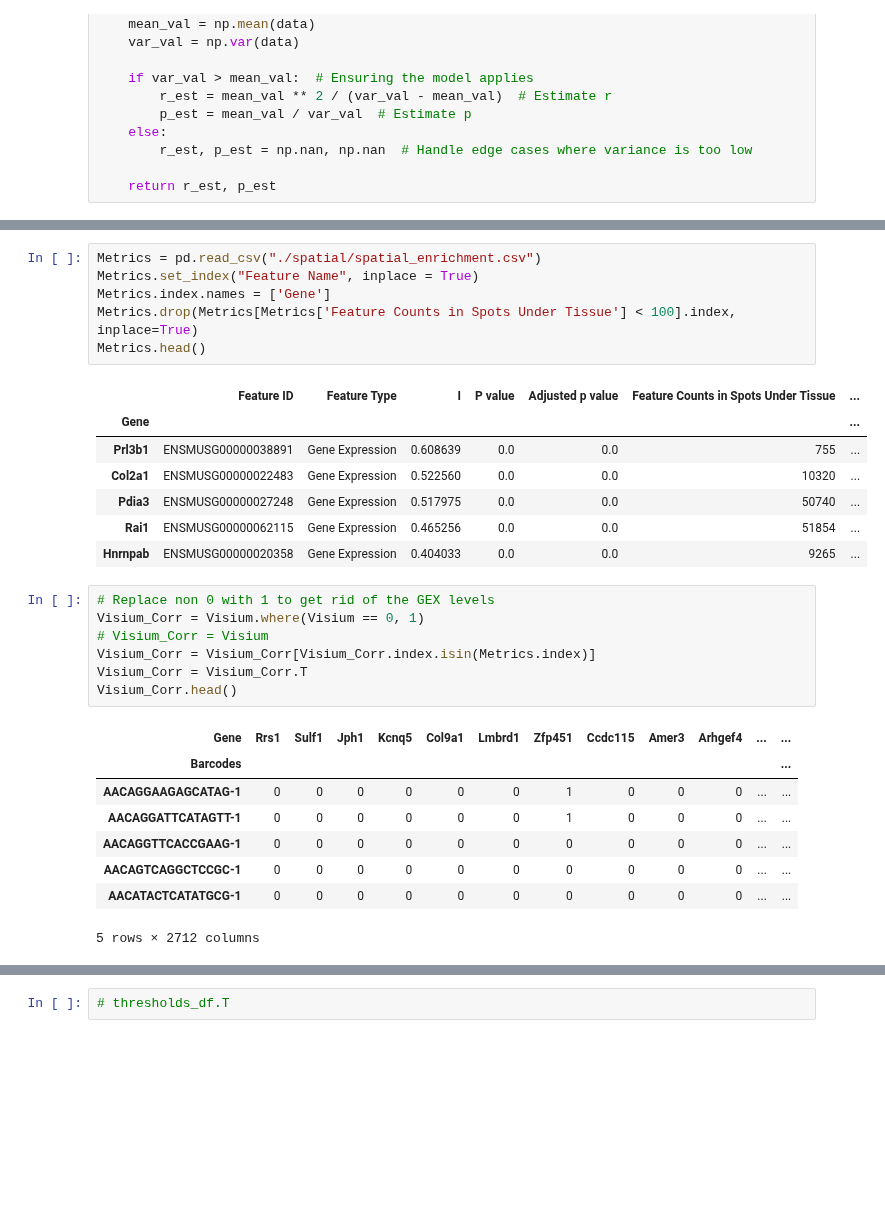
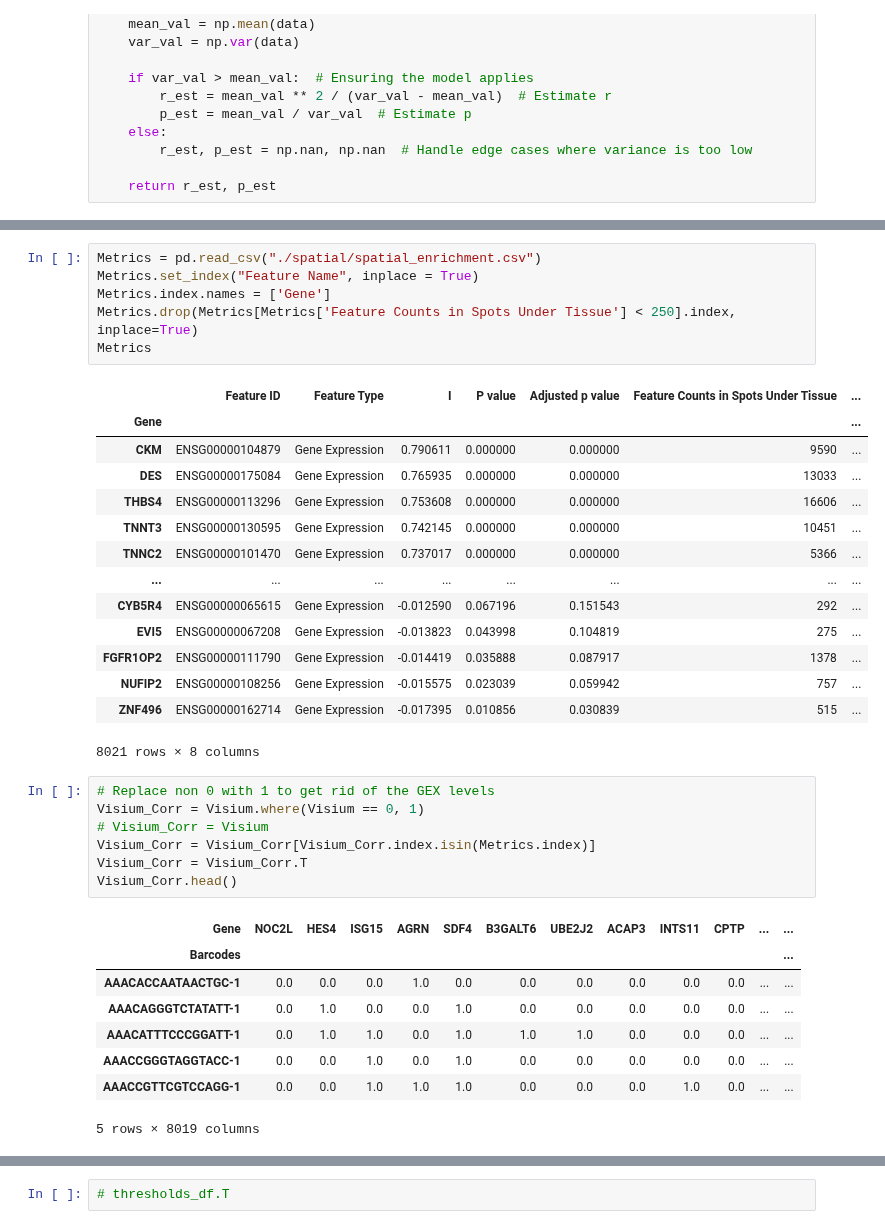
Before and after one commit to Perik-Zavodskii/CoexpressDeconvolve, a Jupyter notebook: StarMap for Visium-SD.ipynb, the cells around one changed output, grey strips where cells are left out. Drawn from its saved outputs; the diff is of its cells as text; blank space fills up the shorter version.

```diff
--- a/StarMap for Visium-SD.ipynb
+++ b/StarMap for Visium-SD.ipynb
@@ -91,17 +100,24 @@ Visium.head()
 # %%
 Metrics = pd.read_csv("./spatial/spatial_enrichment.csv")
 Metrics.set_index("Feature Name", inplace = True)
 Metrics.index.names = ['Gene']
-Metrics.drop(Metrics[Metrics['Feature Counts in Spots Under Tissue'] < 100].index, inplace=True)
-Metrics.head()
+Metrics.drop(Metrics[Metrics['Feature Counts in Spots Under Tissue'] < 250].index, inplace=True)
+Metrics
 # %% [output]
 |  | Feature ID | Feature Type | I | P value | Adjusted p value | Feature Counts in Spots Under Tissue | ... |
 | Gene |  |  |  |  |  |  | ... |
-| Prl3b1 | ENSMUSG00000038891 | Gene Expression | 0.608639 | 0.0 | 0.0 | 755 | ... |
-| Col2a1 | ENSMUSG00000022483 | Gene Expression | 0.522560 | 0.0 | 0.0 | 10320 | ... |
-| Pdia3 | ENSMUSG00000027248 | Gene Expression | 0.517975 | 0.0 | 0.0 | 50740 | ... |
-| Rai1 | ENSMUSG00000062115 | Gene Expression | 0.465256 | 0.0 | 0.0 | 51854 | ... |
-| Hnrnpab | ENSMUSG00000020358 | Gene Expression | 0.404033 | 0.0 | 0.0 | 9265 | ... |
+| CKM | ENSG00000104879 | Gene Expression | 0.790611 | 0.000000 | 0.000000 | 9590 | ... |
+| DES | ENSG00000175084 | Gene Expression | 0.765935 | 0.000000 | 0.000000 | 13033 | ... |
+| THBS4 | ENSG00000113296 | Gene Expression | 0.753608 | 0.000000 | 0.000000 | 16606 | ... |
+| TNNT3 | ENSG00000130595 | Gene Expression | 0.742145 | 0.000000 | 0.000000 | 10451 | ... |
+| TNNC2 | ENSG00000101470 | Gene Expression | 0.737017 | 0.000000 | 0.000000 | 5366 | ... |
+| ... | ... | ... | ... | ... | ... | ... | ... |
+| CYB5R4 | ENSG00000065615 | Gene Expression | -0.012590 | 0.067196 | 0.151543 | 292 | ... |
+| EVI5 | ENSG00000067208 | Gene Expression | -0.013823 | 0.043998 | 0.104819 | 275 | ... |
+| FGFR1OP2 | ENSG00000111790 | Gene Expression | -0.014419 | 0.035888 | 0.087917 | 1378 | ... |
+| NUFIP2 | ENSG00000108256 | Gene Expression | -0.015575 | 0.023039 | 0.059942 | 757 | ... |
+| ZNF496 | ENSG00000162714 | Gene Expression | -0.017395 | 0.010856 | 0.030839 | 515 | ... |
+8021 rows × 8 columns
 # %%
 # Replace non 0 with 1 to get rid of the GEX levels
 Visium_Corr = Visium.where(Visium == 0, 1)
@@ -110,14 +126,14 @@ Visium_Corr = Visium_Corr[Visium_Corr.index.isin(Metrics.index)]
 Visium_Corr = Visium_Corr.T
 Visium_Corr.head()
 # %% [output]
-| Gene | Rrs1 | Sulf1 | Jph1 | Kcnq5 | Col9a1 | Lmbrd1 | Zfp451 | Ccdc115 | Amer3 | Arhgef4 | ... | ... |
+| Gene | NOC2L | HES4 | ISG15 | AGRN | SDF4 | B3GALT6 | UBE2J2 | ACAP3 | INTS11 | CPTP | ... | ... |
 | Barcodes |  |  |  |  |  |  |  |  |  |  |  | ... |
-| AACAGGAAGAGCATAG-1 | 0 | 0 | 0 | 0 | 0 | 0 | 1 | 0 | 0 | 0 | ... | ... |
-| AACAGGATTCATAGTT-1 | 0 | 0 | 0 | 0 | 0 | 0 | 1 | 0 | 0 | 0 | ... | ... |
-| AACAGGTTCACCGAAG-1 | 0 | 0 | 0 | 0 | 0 | 0 | 0 | 0 | 0 | 0 | ... | ... |
-| AACAGTCAGGCTCCGC-1 | 0 | 0 | 0 | 0 | 0 | 0 | 0 | 0 | 0 | 0 | ... | ... |
-| AACATACTCATATGCG-1 | 0 | 0 | 0 | 0 | 0 | 0 | 0 | 0 | 0 | 0 | ... | ... |
+| AAACACCAATAACTGC-1 | 0.0 | 0.0 | 0.0 | 1.0 | 0.0 | 0.0 | 0.0 | 0.0 | 0.0 | 0.0 | ... | ... |
+| AAACAGGGTCTATATT-1 | 0.0 | 1.0 | 0.0 | 0.0 | 1.0 | 0.0 | 0.0 | 0.0 | 0.0 | 0.0 | ... | ... |
+| AAACATTTCCCGGATT-1 | 0.0 | 1.0 | 1.0 | 0.0 | 1.0 | 1.0 | 1.0 | 0.0 | 0.0 | 0.0 | ... | ... |
+| AAACCGGGTAGGTACC-1 | 0.0 | 0.0 | 1.0 | 0.0 | 1.0 | 0.0 | 0.0 | 0.0 | 0.0 | 0.0 | ... | ... |
+| AAACCGTTCGTCCAGG-1 | 0.0 | 0.0 | 1.0 | 1.0 | 1.0 | 0.0 | 0.0 | 0.0 | 1.0 | 0.0 | ... | ... |
-5 rows × 2712 columns
+5 rows × 8019 columns
 # %%
 # Perform gene corr analysis
 
```
Also changed, not shown: parts of 17 cells of this notebook, 1 other file.
